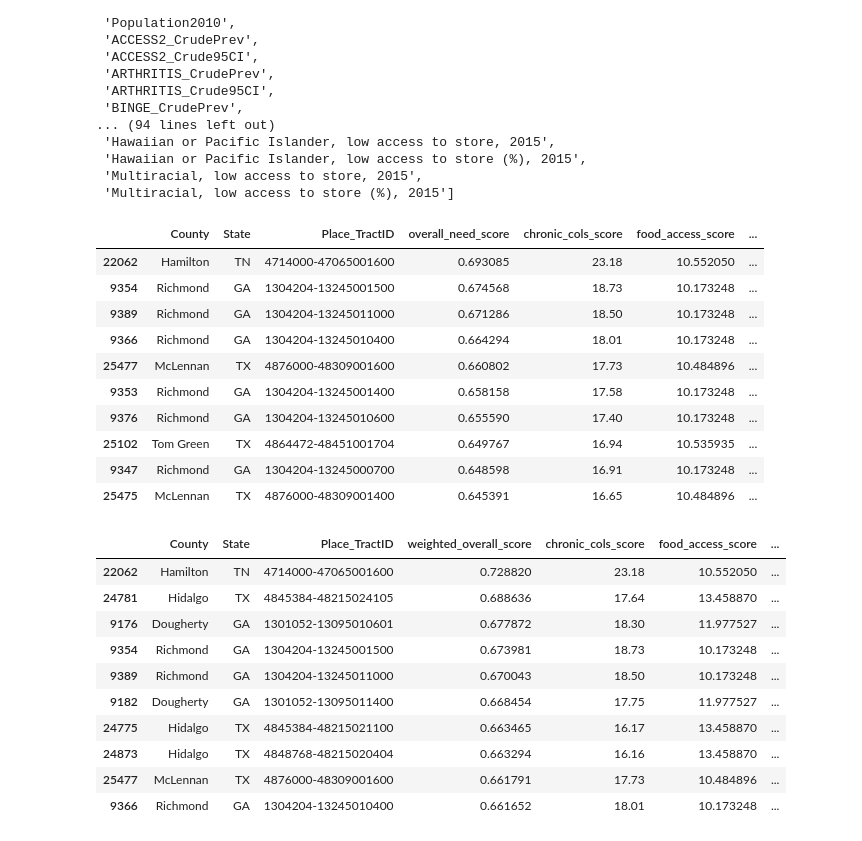
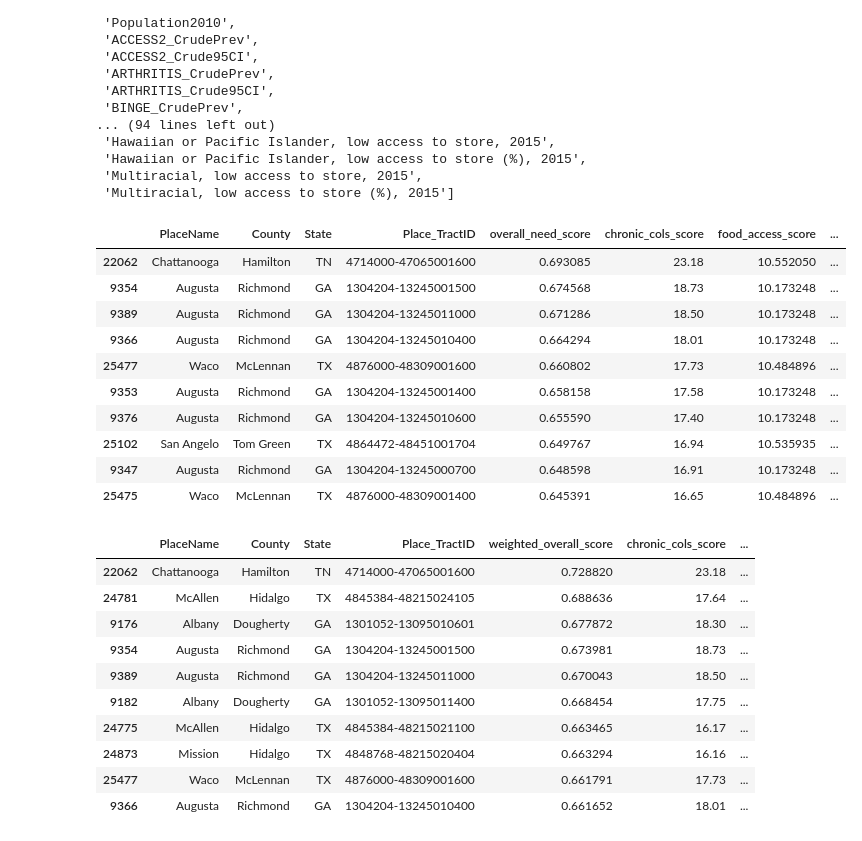
Before and after one commit to hibaali120/Data-Challenge, a Jupyter notebook: Notebook/data_analysis.ipynb, the cells around one changed output. Cells and saved outputs as stored; diff of their text form; code cells hidden in the pictures.

```diff
--- a/Notebook/data_analysis.ipynb
+++ b/Notebook/data_analysis.ipynb
@@ -193,46 +193,45 @@ access_cols = [
     'Multiracial, low access to store (%), 2015']
 
 df = df.dropna(subset=access_cols, how='all')
 
 df['food_access_score'] = df[access_cols].mean(axis=1)
 
 #Next, I will create a "Trend Risk Score" to identify areas that have experienced the largest worsening in food access over time.
 #This helps capture emerging risks.
 
 trend_cols = ['Population, low access to store (% change), 2010 -15', 'Low income & low access to store (% change), 2010 - 15',
     'Households, no car & low access to store (% change), 2010 - 15', 'LACCESS_CHILD_10_15', 'Seniors, low access to store (% change), 2010 -15']
 
 df = df.dropna(subset=trend_cols, how='all')
 
 df['trend_risk_score'] = df[trend_cols].mean(axis=1)
 
 #Because each component is on a different scale, I will normalize each component before averaging using min-max scaling.
 
 df['chronic_norm'] = (df['chronic_cols_score'] - df['chronic_cols_score'].min()) / (df['chronic_cols_score'].max() - df['chronic_cols_score'].min())
 df['food_access_norm'] = (df['food_access_score'] - df['food_access_score'].min()) / (df['food_access_score'].max() - df['food_access_score'].min())
 df['trend_norm'] = (df['trend_risk_score'] - df['trend_risk_score'].min()) / (df['trend_risk_score'].max() - df['trend_risk_score'].min())
 
 #Now, I will create a combined "Overall Need Score". This is assuming that all three components will be weighted equally, but realistically,
 #this may not be the case. We can weigh each component differently based on what our client would like to see.
 
 df['overall_need_score'] = df[['chronic_norm', 'food_access_norm', 'trend_norm']].mean(axis=1)
 
 df = df.sort_values('overall_need_score', ascending=False)
 
-top_10_counties = df[['County', 'State', 'Place_TractID','overall_need_score', 'chronic_cols_score', 'food_access_score', 'trend_risk_score']].head(10)
-top_10_counties
+df[['PlaceName','County','State','Place_TractID','overall_need_score','chronic_cols_score','food_access_score','trend_risk_score']].head(10)
 # %% [output]
-|  | County | State | Place_TractID | overall_need_score | chronic_cols_score | food_access_score | ... |
-| 22062 | Hamilton | TN | 4714000-47065001600 | 0.693085 | 23.18 | 10.552050 | ... |
-| 9354 | Richmond | GA | 1304204-13245001500 | 0.674568 | 18.73 | 10.173248 | ... |
-| 9389 | Richmond | GA | 1304204-13245011000 | 0.671286 | 18.50 | 10.173248 | ... |
-| 9366 | Richmond | GA | 1304204-13245010400 | 0.664294 | 18.01 | 10.173248 | ... |
-| 25477 | McLennan | TX | 4876000-48309001600 | 0.660802 | 17.73 | 10.484896 | ... |
-| 9353 | Richmond | GA | 1304204-13245001400 | 0.658158 | 17.58 | 10.173248 | ... |
-| 9376 | Richmond | GA | 1304204-13245010600 | 0.655590 | 17.40 | 10.173248 | ... |
-| 25102 | Tom Green | TX | 4864472-48451001704 | 0.649767 | 16.94 | 10.535935 | ... |
-| 9347 | Richmond | GA | 1304204-13245000700 | 0.648598 | 16.91 | 10.173248 | ... |
-| 25475 | McLennan | TX | 4876000-48309001400 | 0.645391 | 16.65 | 10.484896 | ... |
+|  | PlaceName | County | State | Place_TractID | overall_need_score | chronic_cols_score | food_access_score | ... |
+| 22062 | Chattanooga | Hamilton | TN | 4714000-47065001600 | 0.693085 | 23.18 | 10.552050 | ... |
+| 9354 | Augusta | Richmond | GA | 1304204-13245001500 | 0.674568 | 18.73 | 10.173248 | ... |
+| 9389 | Augusta | Richmond | GA | 1304204-13245011000 | 0.671286 | 18.50 | 10.173248 | ... |
+| 9366 | Augusta | Richmond | GA | 1304204-13245010400 | 0.664294 | 18.01 | 10.173248 | ... |
+| 25477 | Waco | McLennan | TX | 4876000-48309001600 | 0.660802 | 17.73 | 10.484896 | ... |
+| 9353 | Augusta | Richmond | GA | 1304204-13245001400 | 0.658158 | 17.58 | 10.173248 | ... |
+| 9376 | Augusta | Richmond | GA | 1304204-13245010600 | 0.655590 | 17.40 | 10.173248 | ... |
+| 25102 | San Angelo | Tom Green | TX | 4864472-48451001704 | 0.649767 | 16.94 | 10.535935 | ... |
+| 9347 | Augusta | Richmond | GA | 1304204-13245000700 | 0.648598 | 16.91 | 10.173248 | ... |
+| 25475 | Waco | McLennan | TX | 4876000-48309001400 | 0.645391 | 16.65 | 10.484896 | ... |
 # %%
 #The above assumes that the three components are weighed equally. Since the food access program mainly focuses on those with chronic
 #conditions or those on Medicare and Medicaid, I will now weigh those two components equally, while the Trend Risk Score will be weighed
@@ -246,19 +245,18 @@ df['weighted_overall_score'] = (
 
 df = df.sort_values('weighted_overall_score', ascending=False)
 
-top_10_weighted = df[['County', 'State','Place_TractID','weighted_overall_score','chronic_cols_score', 'food_access_score', 'trend_risk_score']].head(10)
-top_10_weighted
+df[['PlaceName','County','State','Place_TractID','weighted_overall_score','chronic_cols_score','food_access_score','trend_risk_score']].head(10)
 # %% [output]
-|  | County | State | Place_TractID | weighted_overall_score | chronic_cols_score | food_access_score | ... |
-| 22062 | Hamilton | TN | 4714000-47065001600 | 0.728820 | 23.18 | 10.552050 | ... |
-| 24781 | Hidalgo | TX | 4845384-48215024105 | 0.688636 | 17.64 | 13.458870 | ... |
-| 9176 | Dougherty | GA | 1301052-13095010601 | 0.677872 | 18.30 | 11.977527 | ... |
-| 9354 | Richmond | GA | 1304204-13245001500 | 0.673981 | 18.73 | 10.173248 | ... |
-| 9389 | Richmond | GA | 1304204-13245011000 | 0.670043 | 18.50 | 10.173248 | ... |
-| 9182 | Dougherty | GA | 1301052-13095011400 | 0.668454 | 17.75 | 11.977527 | ... |
-| 24775 | Hidalgo | TX | 4845384-48215021100 | 0.663465 | 16.17 | 13.458870 | ... |
-| 24873 | Hidalgo | TX | 4848768-48215020404 | 0.663294 | 16.16 | 13.458870 | ... |
-| 25477 | McLennan | TX | 4876000-48309001600 | 0.661791 | 17.73 | 10.484896 | ... |
-| 9366 | Richmond | GA | 1304204-13245010400 | 0.661652 | 18.01 | 10.173248 | ... |
+|  | PlaceName | County | State | Place_TractID | weighted_overall_score | chronic_cols_score | ... |
+| 22062 | Chattanooga | Hamilton | TN | 4714000-47065001600 | 0.728820 | 23.18 | ... |
+| 24781 | McAllen | Hidalgo | TX | 4845384-48215024105 | 0.688636 | 17.64 | ... |
+| 9176 | Albany | Dougherty | GA | 1301052-13095010601 | 0.677872 | 18.30 | ... |
+| 9354 | Augusta | Richmond | GA | 1304204-13245001500 | 0.673981 | 18.73 | ... |
+| 9389 | Augusta | Richmond | GA | 1304204-13245011000 | 0.670043 | 18.50 | ... |
+| 9182 | Albany | Dougherty | GA | 1301052-13095011400 | 0.668454 | 17.75 | ... |
+| 24775 | McAllen | Hidalgo | TX | 4845384-48215021100 | 0.663465 | 16.17 | ... |
+| 24873 | Mission | Hidalgo | TX | 4848768-48215020404 | 0.663294 | 16.16 | ... |
+| 25477 | Waco | McLennan | TX | 4876000-48309001600 | 0.661791 | 17.73 | ... |
+| 9366 | Augusta | Richmond | GA | 1304204-13245010400 | 0.661652 | 18.01 | ... |
 # %%
 #Conclusion for Guiding Question #1:
```
